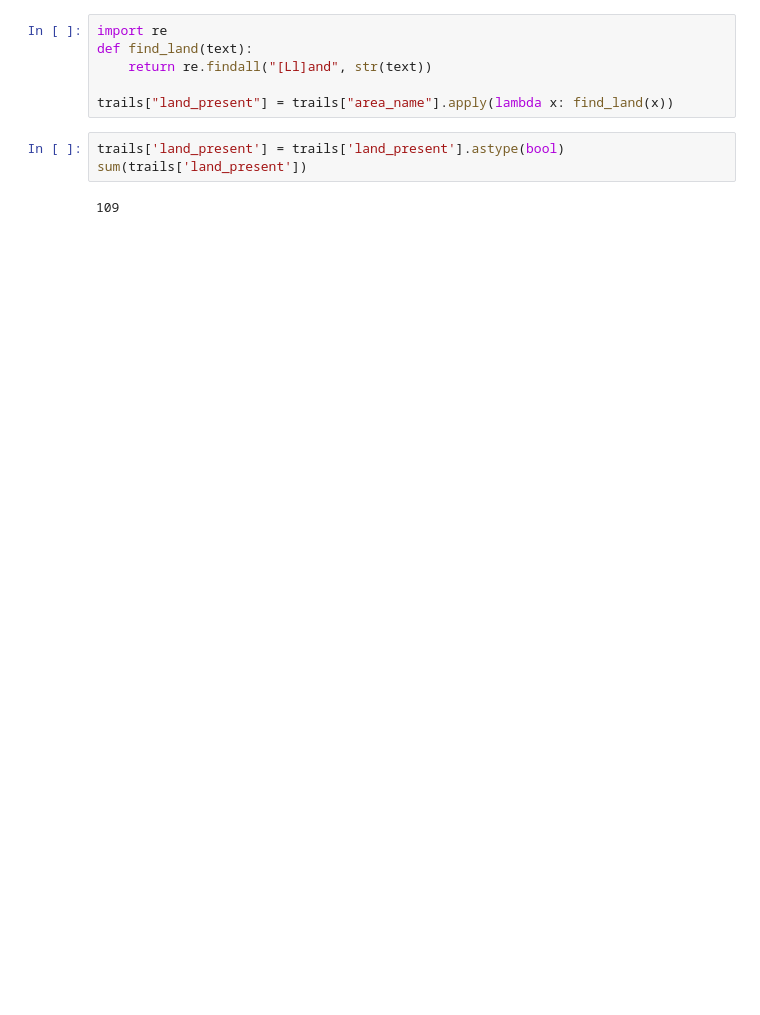
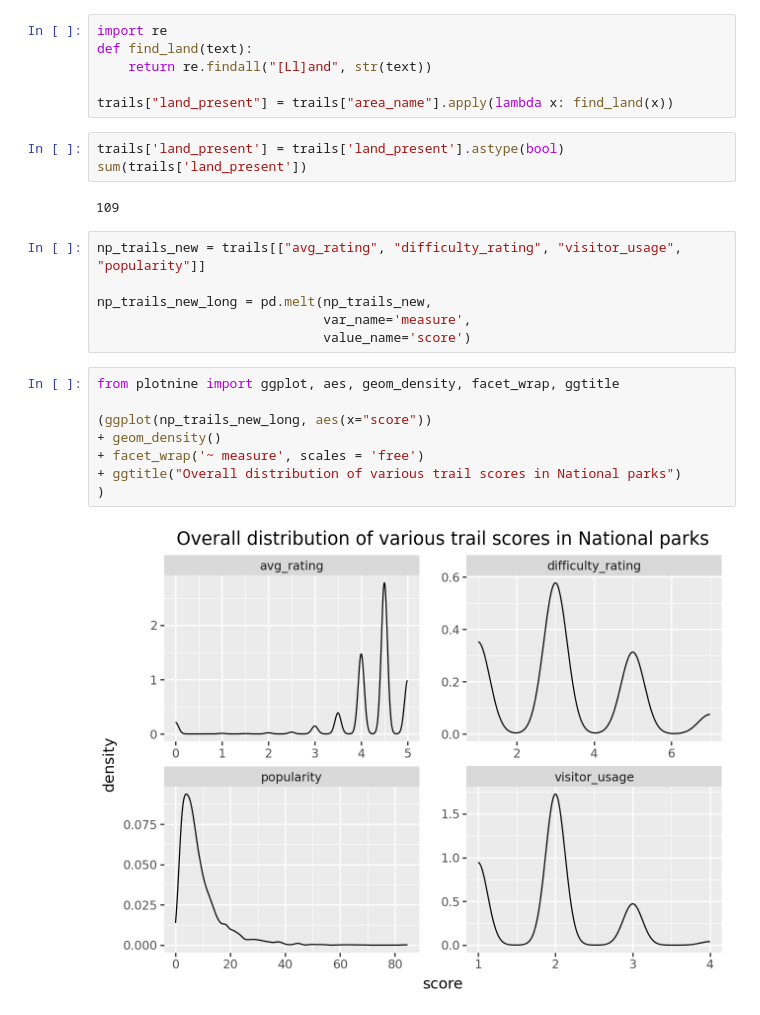
Before and after one commit to hblinken/GSB-544, a Jupyter notebook: Week 4/Midterm_prep.ipynb, the cells around one changed output. Saved outputs shown, nothing was run; the diff lists cells and outputs as text; blank space fills up the shorter version.

```diff
--- a/Week 4/Midterm_prep.ipynb
+++ b/Week 4/Midterm_prep.ipynb
@@ -30,3 +51,19 @@ trails['land_present'] = trails['land_present'].astype(bool)
 sum(trails['land_present'])
 # %% [output]
 109
+# %%
+np_trails_new = trails[["avg_rating", "difficulty_rating", "visitor_usage", "popularity"]]
+
+np_trails_new_long = pd.melt(np_trails_new,
+                             var_name='measure',
+                             value_name='score')
+# %%
+from plotnine import ggplot, aes, geom_density, facet_wrap, ggtitle
+
+(ggplot(np_trails_new_long, aes(x="score"))
++ geom_density()
++ facet_wrap('~ measure', scales = 'free')
++ ggtitle("Overall distribution of various trail scores in National parks")
+)
+# %% [output]
+[figure, added]
```
Also changed, not shown: parts of 11 cells of this notebook, 1 other file.
